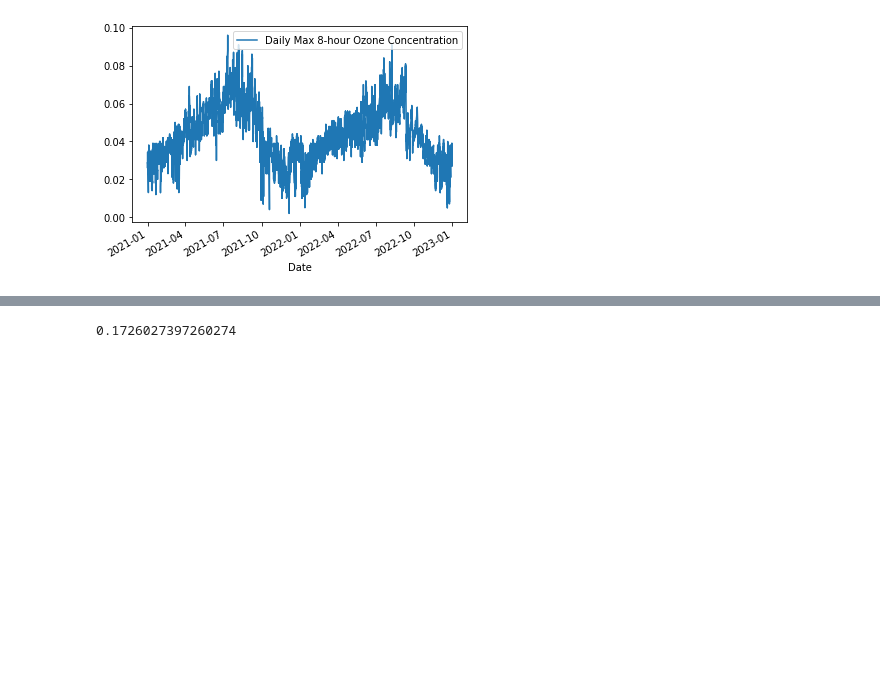
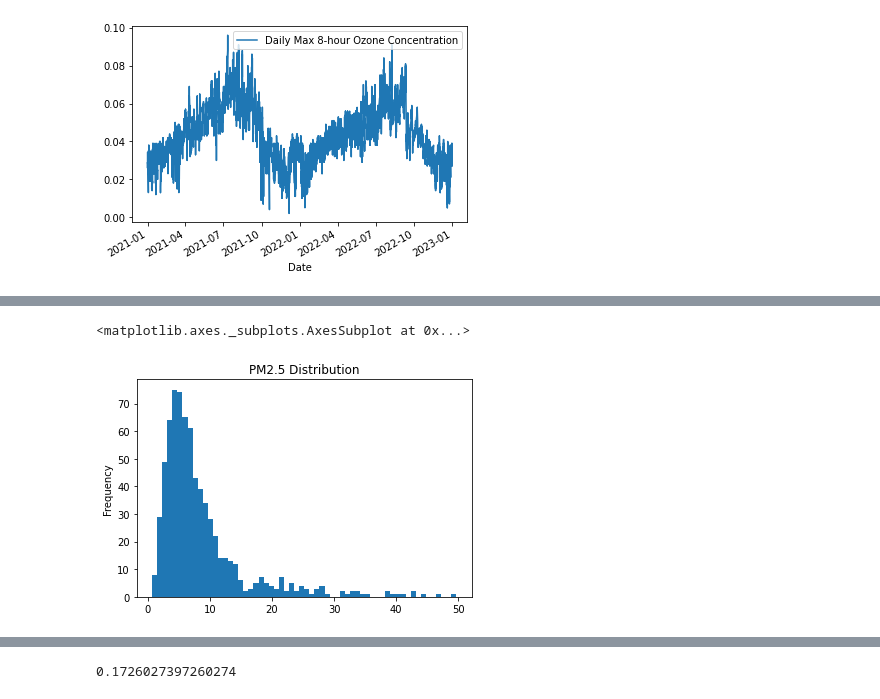
Before and after one commit to spberry4/Air_Quality, a Jupyter notebook: Air_Pollution.ipynb, the cells around one changed output, grey strips where cells are left out. Drawn from its saved outputs; the diff is of its cells as text; code cells hidden in the pictures; blank space fills up the shorter version.

```diff
--- a/Air_Pollution.ipynb
+++ b/Air_Pollution.ipynb
@@ -170,3 +207,8 @@ fig.update_layout(showlegend=True,
                  title = "Average Air Pollution in Salt Lake County")
 # %% [output]
 [interactive output not drawn]
+# %%
+df_plot["Daily Mean PM2.5 Concentration"].plot(kind = "hist", bins = 60, title = "PM2.5 Distribution")
+# %% [output]
+<matplotlib.axes._subplots.AxesSubplot at 0x...>
+[figure, added]
```
Also changed, not shown: parts of 7 cells of this notebook.
